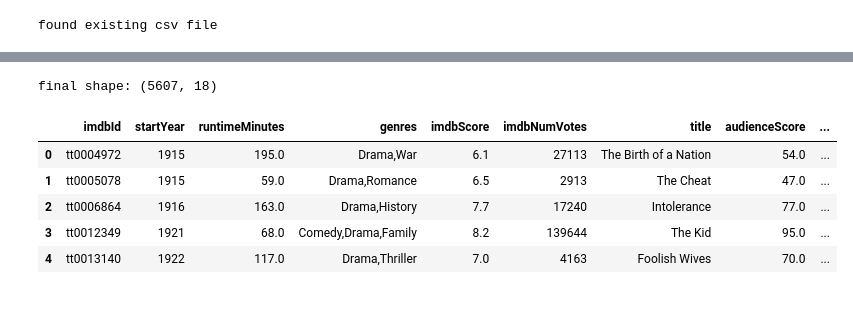
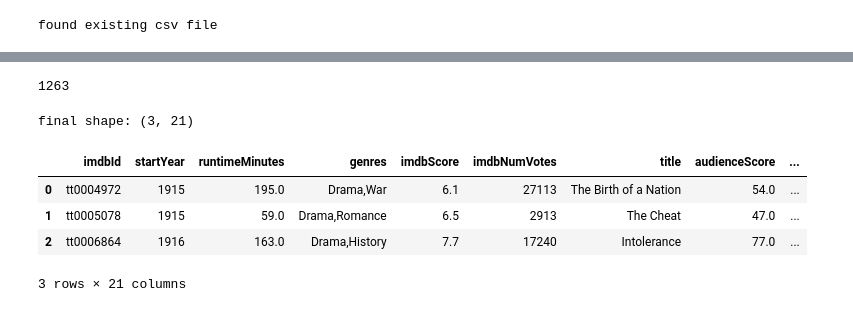
Before and after one commit to ockedman/plottedtomatoes.github.io, a Jupyter notebook: csv_generator.ipynb, the cells around one changed output, grey strips where cells are left out. Drawn from its saved outputs; the diff is of its cells as text; code cells hidden in the pictures.

Commit message:
added letterboxd data

```diff
--- a/csv_generator.ipynb
+++ b/csv_generator.ipynb
@@ -221,5 +261,5 @@ number of movies with information about budget and revenue: 5603
 # %%
-final_df = pd.merge(
+third_df = pd.merge(
     filtered_df,
     tmdb,
     how="inner",
@@ -227,0 +270,19 @@ final_df = pd.merge(
+# %%
+if os.path.isfile("processed/letterboxd.csv"):
+    letterboxd = pd.read_csv("processed/letterboxd.csv", index_col=[0])
+else:
+    letterboxd = filtered_df[['imdbId']]
+
+    print(f"scraping letterboxd for {tmdb.shape[0]} movies")
+    letterboxd['raw'] = letterboxd['imdbId'].apply(get_letterboxd_data)
+
+    letterboxd['letterboxdAverageScore'], letterboxd['letterboxdNumVotes'], letterboxd['studios'] = zip(*letterboxd.raw)
+    letterboxd = letterboxd.drop(columns=['raw'])
+
+    letterboxd = letterboxd[
+        (letterboxd['letterboxdAverageScore'] != 0) &
+        (letterboxd['letterboxdNumVotes'] != 0)
+    ]
+
+    print(f"letterboxd shape: {letterboxd.shape}")
+    letterboxd.to_csv("processed/letterboxd.csv", index=False)
@@ -228,12 +313,27 @@ final_df = pd.merge(
+# %%
+letterboxd = letterboxd[
+    (letterboxd['letterboxdAverageScore'] != None) &
+    (letterboxd['letterboxdNumVotes'] != None)
+]
+# %%
+print(letterboxd['raw'].isna().sum())
+# %% [output]
+1263
+# %%
+fourth_df = pd.merge(
+    third_df,
+    letterboxd,
+    how="inner",
+    on="imdbId",
+)
 # %%
-print(f"final shape: {final_df.shape}")
-final_df.head()
+print(f"final shape: {fourth_df.shape}")
+fourth_df.head()
 # %% [output]
-final shape: (5607, 18)
+final shape: (3, 21)
 |  | imdbId | startYear | runtimeMinutes | genres | imdbScore | imdbNumVotes | title | audienceScore | ... |
 | 0 | tt0004972 | 1915 | 195.0 | Drama,War | 6.1 | 27113 | The Birth of a Nation | 54.0 | ... |
 | 1 | tt0005078 | 1915 | 59.0 | Drama,Romance | 6.5 | 2913 | The Cheat | 47.0 | ... |
 | 2 | tt0006864 | 1916 | 163.0 | Drama,History | 7.7 | 17240 | Intolerance | 77.0 | ... |
-| 3 | tt0012349 | 1921 | 68.0 | Comedy,Drama,Family | 8.2 | 139644 | The Kid | 95.0 | ... |
-| 4 | tt0013140 | 1922 | 117.0 | Drama,Thriller | 7.0 | 4163 | Foolish Wives | 70.0 | ... |
+3 rows × 21 columns
 # %%
```
Also changed, not shown: parts of 19 cells of this notebook, 7 other files.
